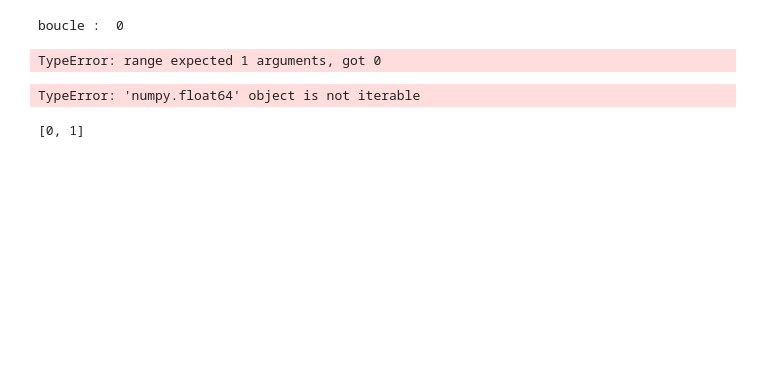
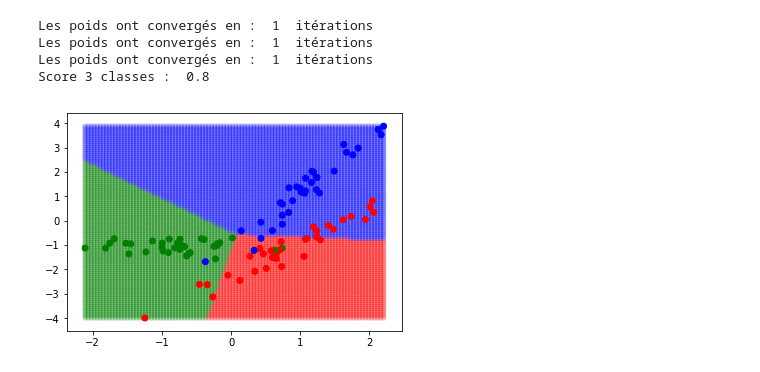
Before and after one commit to Ierezell/DevoirMl, a Jupyter notebook: Devoir2/Untitled.ipynb, the cells around one changed output. Cells and saved outputs as stored; diff of their text form; code cells hidden in the pictures; blank space fills up the shorter version.

```diff
--- a/Devoir2/Untitled.ipynb
+++ b/Devoir2/Untitled.ipynb
@@ -153,22 +363,39 @@ class ClassifieurUnContreTous:
 # %%
+
+# #########################################################################
+# #########################################################################
+# ###################          Q°2C  3 classes     ########################
+# #########################################################################
+# #########################################################################
+# 3 classes
 X, y = make_classification(n_features=2, n_redundant=0, n_informative=2,
-                           n_clusters_per_class=1)
+                           n_clusters_per_class=1, n_classes=3)
+# TODO Q2C
+# Testez la performance du discriminant linéaire pour le problème
+# à  trois classes, et tracez les régions de décision
+
+# Création de la grille pour la prédiciton des zones.
+pas = 100
+x1 = np.linspace(X[:, 0].min(), X[:, 0].max(), pas)
+x2 = np.linspace(X[:, 1].min(), X[:, 1].max(), pas)
+absc, ordon = np.meshgrid(x1, x2)
+
+clf = ClassifieurUnContreTous(
+    n_classes=3, method='argmax', eta=2e-2, epsilon=1e-6)
+clf.fit(X, y)
+print("Score 3 classes : ", clf.score(X, y))
+
+fig, sfig = plt.subplots(1, 1, sharex=True, sharey=True)
+colors = ["bgrcmykw"[i] for i in clf.predict(
+    np.c_[absc.ravel(), ordon.ravel()])]
+sfig.scatter(absc, ordon, alpha=0.2, s=20, c=colors)
+sfig.scatter(X[:, 0], X[:, 1], c=["bgrcmykw"[i] for i in y])
 
 
-clf = DiscriminantLineaire(epsilon=1e-2)
-clf.fit(X, y)
-fig, sfig = pyplot.subplots(1, 1, sharex=True, sharey=True)
-
-pas = 100
-x1 = numpy.linspace(X[:, 0].min(), X[:, 0].max(), pas)
-x2 = numpy.linspace(X[:, 1].min(), X[:, 1].max(), pas)
-absc, ordon = numpy.meshgrid(x1, x2)
-sfig.scatter(absc, ordon, alpha=0.05, s=20,
-             c=["bgrcmykw"[i] for i in clf.predict(
-                 numpy.c_[absc.ravel(), ordon.ravel()])])
-sfig.scatter(X[:, 0], X[:, 1], c=["bgrcmykw"[i] for i in y])
-
-pyplot.show()
+plt.show()
 # %% [output]
-boucle :  0
+Les poids ont convergés en :  1  itérations
+Les poids ont convergés en :  1  itérations
+Les poids ont convergés en :  1  itérations
+Score 3 classes :  0.8
-TypeError: range expected 1 arguments, got 0
+[figure, added]
@@ -186,13 +401,0 @@ ind_mal_classe = np.array(ind_mal_classe)
-# %%
-normeX = np.linalg.norm(X[ind_mal_classe])**2
-num = np.array(num_mal_classe)
-Err = np.array(0.5 * sum(num**2 / normeX))
-deltawi = 0.45 * \
-    [sum(np.dot(X[ind_mal_classe][:, i], (num / (normeX))))
-     for i in range(X.shape[1])]
-# %% [output]
-TypeError: 'numpy.float64' object is not iterable
-# %%
-list(range(X.shape[1]))
-# %% [output]
-[0, 1]
```
Also changed, not shown: parts of 31 cells of this notebook, 9 other files.
